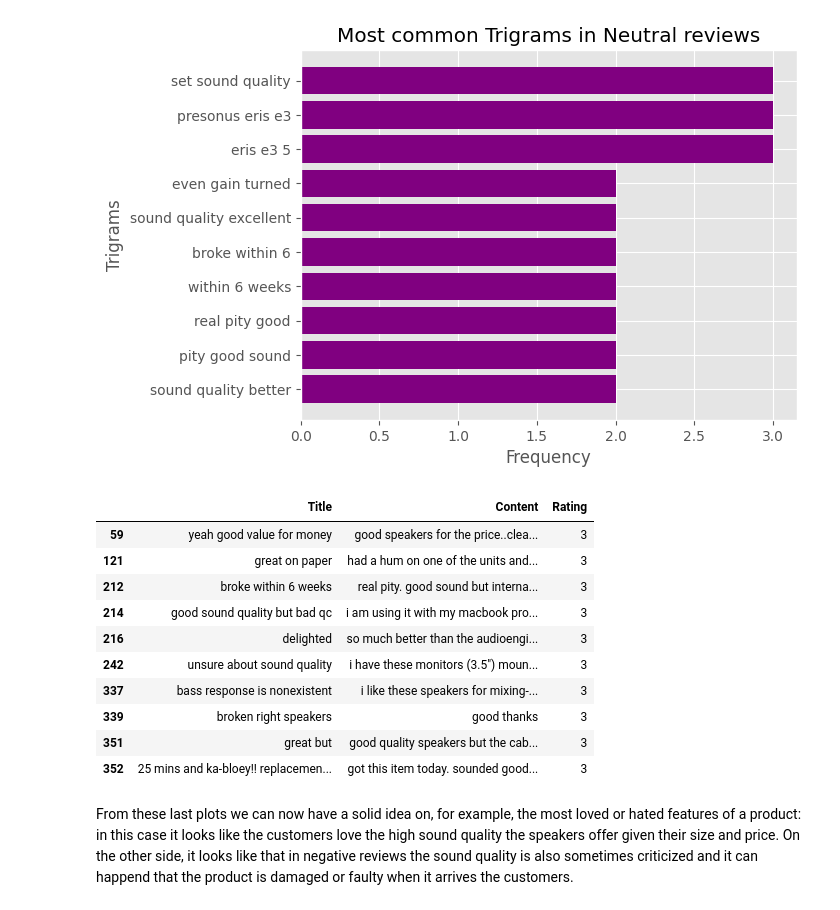
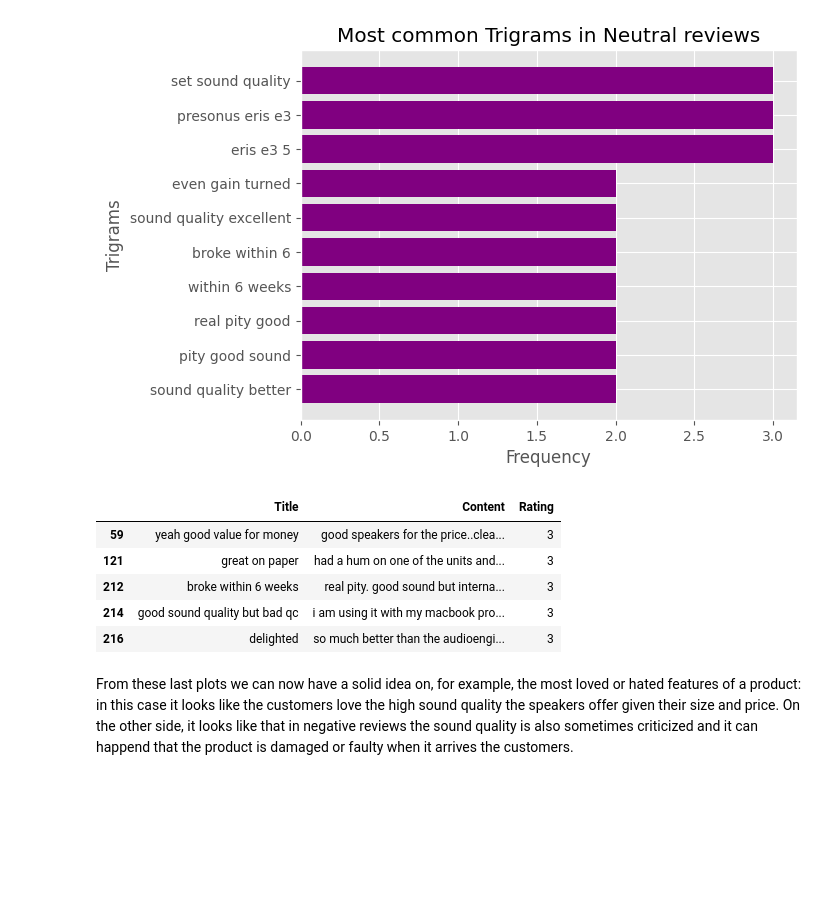
Before and after one commit to DavidAlexanderMoe/Sentiment-Analysis-and-Web-Scraping, a Jupyter notebook: Scripts/Analysis/2. EDA.ipynb, the cells around one changed output. Drawn from its saved outputs; the diff is of its cells as text; code cells hidden in the pictures; blank space fills up the shorter version.

```diff
--- a/Scripts/Analysis/2. EDA.ipynb
+++ b/Scripts/Analysis/2. EDA.ipynb
@@ -572,19 +560,14 @@ for i in range(1,4):
 [figure]
 [figure]
 # %%
-df[["Title", "Content", "Rating"]][(df['Sentiment']=="Neutral")&(df['Clean Review'].str.contains("speakers|sound quality|set sound quality"))].head(10)
+df[["Title", "Content", "Rating"]][(df['Sentiment']=="Neutral")&(df['Clean Review'].str.contains("speakers|sound quality|set sound quality"))].head()
 # %% [output]
 |  | Title | Content | Rating |
 | 59 | yeah good value for money | good speakers for the price..clea... | 3 |
 | 121 | great on paper | had a hum on one of the units and... | 3 |
 | 212 | broke within 6 weeks | real pity. good sound but interna... | 3 |
 | 214 | good sound quality but bad qc | i am using it with my macbook pro... | 3 |
 | 216 | delighted | so much better than the audioengi... | 3 |
-| 242 | unsure about sound quality | i have these monitors (3.5") moun... | 3 |
-| 337 | bass response is nonexistent | i like these speakers for mixing-... | 3 |
-| 339 | broken right speakers | good thanks | 3 |
-| 351 | great but | good quality speakers but the cab... | 3 |
-| 352 | 25 mins and ka-bloey!! replacemen... | got this item today. sounded good... | 3 |
 # %% [markdown]
 From these last plots we can now have a solid idea on, for example, the most loved or hated features of a product: in this case it looks like the customers love the high sound quality the speakers offer given their size and price. On the other side, it looks like that in negative reviews the sound quality is also sometimes criticized and it can happend that the product is damaged or faulty when it arrives the customers.
 # %%
```
Also changed, not shown: parts of 6 cells of this notebook.
